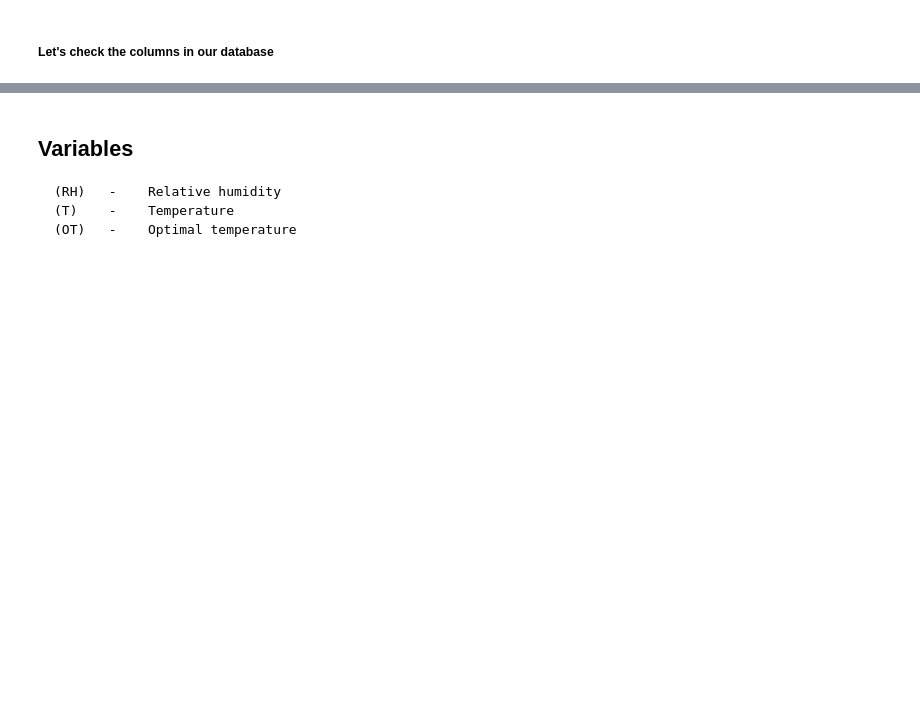
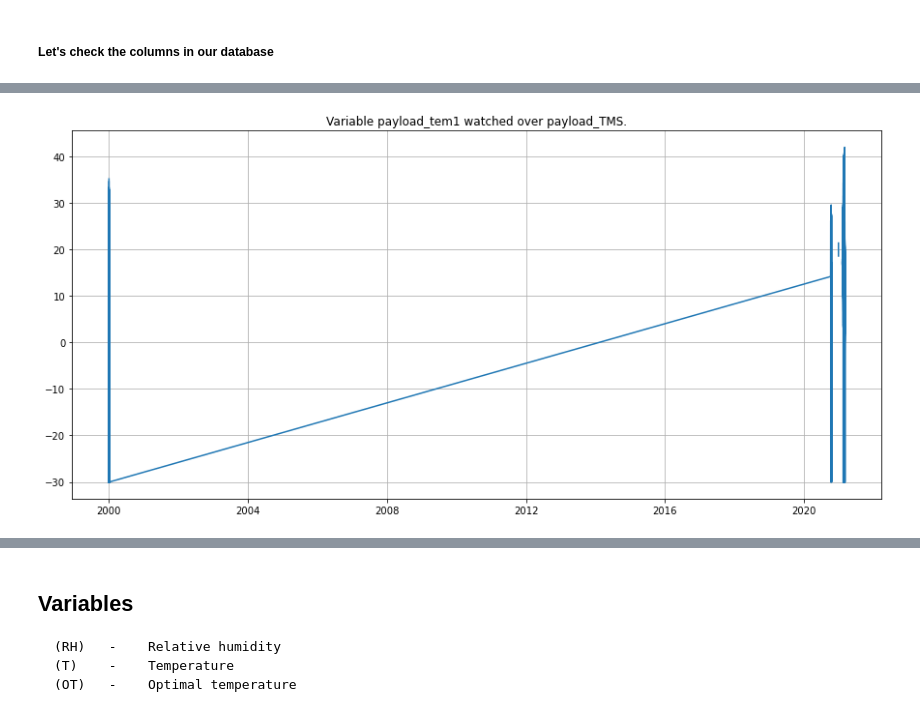
Before and after one commit to epberdugoc/agranimo, a Jupyter notebook: intento.ipynb, the cells around one changed output, grey strips where cells are left out. Cells and saved outputs as stored; diff of their text form; code cells hidden in the pictures; blank space fills up the shorter version.

Commit message:
Timeseries are not sorted, there is a huge gap between 2000 and 2020. Have to clean the data for dates only in 2020

```diff
--- a/intento.ipynb
+++ b/intento.ipynb
@@ -17 +35,14 @@ df = pd.read_csv("docs/Event.csv", parse_dates = ["payload.TMS"])
 /Volumes/GoogleDrive/My Drive/01_Mac2021/05_Work/00_Pruebas técnicas/01_software_engenieer/00_agranimo
+# %%
+
+df = pd.read_csv("docs/Event.csv",
+                 #index_col= ["payload.TMS"],
+                 parse_dates = ["payload.TMS"],
+                 dtype = {
+                         #"payload.TMS": 'datetime64[ns]'
+                         }
+                )
+
+df.info()
+df = df.sort_values(by="payload.TMS")
+print(datetime.now())
@@ -62,8 +122,0 @@ memory usage: 25.0+ MB
-# %%
-base["payload.TMS"].head()
-base["payload.TMS"] = pd.to_datetime(base["payload.TMS"], format='%Y%m%d%H%M%S', errors = 'coerce')
-print(base["payload.TMS"])
-print()
-#Convert timestamp
-print(base.dtypes)
-base.info()
@@ -92,0 +123,6 @@ See the caveats in the documentation: https://pandas.pydata.org/pandas-docs/stab
+# %%
+print(datetime.now())
+print(base.payload_TMS.head())
+base.set_index('payload_TMS', inplace=True)
+base.info()
+base.head()
@@ -92,0 +167,18 @@ See the caveats in the documentation: https://pandas.pydata.org/pandas-docs/stab
+# %%
+def PlotIndexSet(x_axis, y_axis, df ):
+    """
+    Plot a column of a dataframe. x_axis is the index.
+    x_axis (str)
+    y_axis (str)
+    """
+    plt.figure(figsize=(15, 7))
+    plt.plot(df[y_axis])
+    title = 'Variable '+ y_axis + ' watched over ' + x_axis +'.'
+    plt.title(title)
+    plt.grid(True)
+    plt.show()
+    print(df.head())
+# %%
+PlotIndexSet(df=base, x_axis='payload_TMS', y_axis='payload_tem1')
+# %% [output]
+[figure, added]
```
Also changed, not shown: parts of 11 cells of this notebook.
